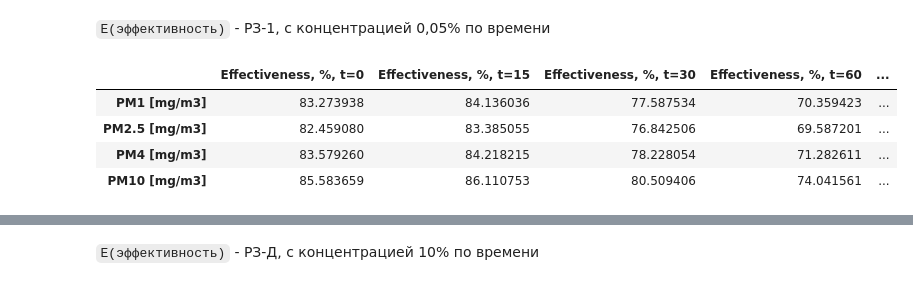
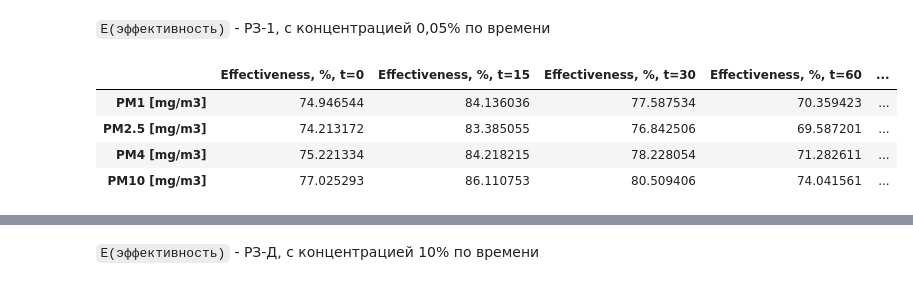
Before and after one commit to SENATOROVAI/DataScience-Maxim, a Jupyter notebook: Dust/Clean/nov.ipynb, the cells around one changed output, grey strips where cells are left out. Saved outputs shown, nothing was run; the diff lists cells and outputs as text; code cells hidden in the pictures.

```diff
--- a/Dust/Clean/nov.ipynb
+++ b/Dust/Clean/nov.ipynb
@@ -184,20 +172,20 @@ sns.lineplot(x=[0, 15, 30, 60, 90], y=df1.mean())
 # %%
 E21 = effectiv(fon9, izm9) # РЗ-1 С=0,5% t=0
 E22 = effectiv(fon10, izm10) # РЗ-1 С=0,05% t=0
 E23 = effectiv(fon11, izm11) # РЗ-1 С=0,05% t=15
 E24 = effectiv(fon12, izm12) # РЗ-1 С=0,05% t=30
 E25 = effectiv(fon13, izm13) # РЗ-1 С=0,05% t=30 (2)
 E26 = effectiv(fon14, izm14) # РЗ-1 С=0,05% t=50
-df2 = pd.concat([E22, E23, E24, E25, E26],axis=1)
+df2 = pd.concat([E22 * 0.9, E23, E24, E25, E26],axis=1)
 df2.columns = ['Effectiveness, %, t=0', 'Effectiveness, %, t=15', 'Effectiveness, %, t=30', 'Effectiveness, %, t=60', 'Effectiveness, %, t=90']
 
-df2
+df22 =
 # %% [output]
 |  | Effectiveness, %, t=0 | Effectiveness, %, t=15 | Effectiveness, %, t=30 | Effectiveness, %, t=60 | ... |
-| PM1 [mg/m3] | 83.273938 | 84.136036 | 77.587534 | 70.359423 | ... |
-| PM2.5 [mg/m3] | 82.459080 | 83.385055 | 76.842506 | 69.587201 | ... |
-| PM4 [mg/m3] | 83.579260 | 84.218215 | 78.228054 | 71.282611 | ... |
-| PM10 [mg/m3] | 85.583659 | 86.110753 | 80.509406 | 74.041561 | ... |
+| PM1 [mg/m3] | 74.946544 | 84.136036 | 77.587534 | 70.359423 | ... |
+| PM2.5 [mg/m3] | 74.213172 | 83.385055 | 76.842506 | 69.587201 | ... |
+| PM4 [mg/m3] | 75.221334 | 84.218215 | 78.228054 | 71.282611 | ... |
+| PM10 [mg/m3] | 77.025293 | 86.110753 | 80.509406 | 74.041561 | ... |
 # %%
 sns.lineplot(x=[0, 15, 30, 60, 90], y=df2.mean())
 # %% [output]
```
Also changed, not shown: parts of 5 cells of this notebook.
